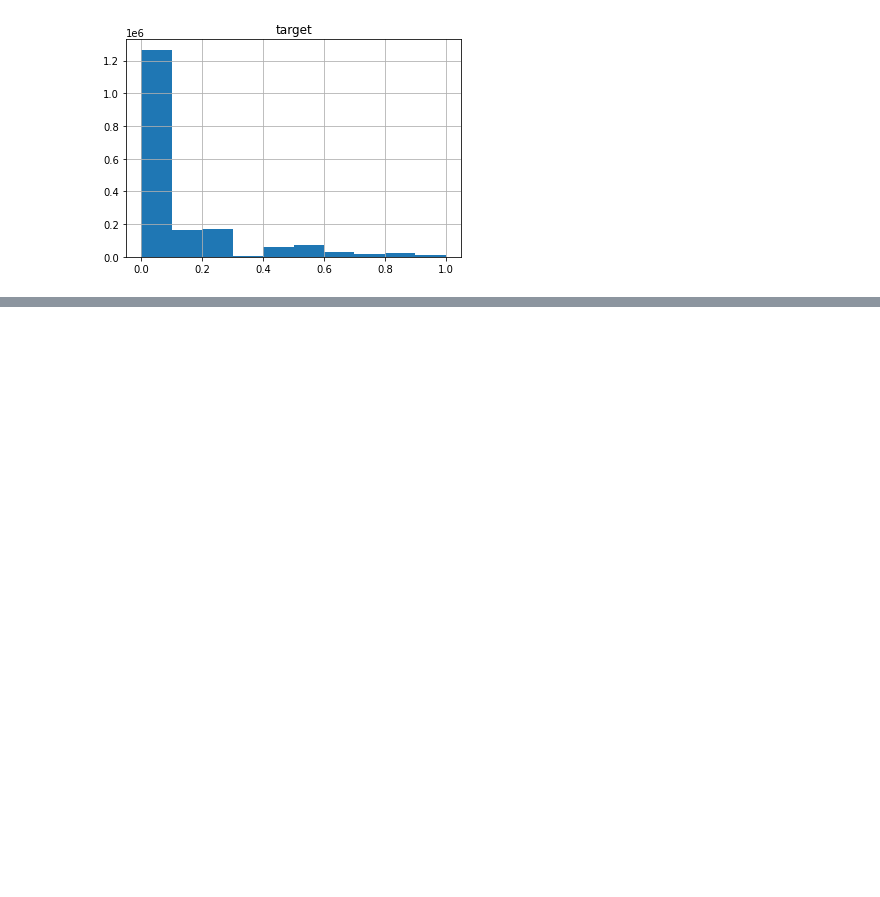
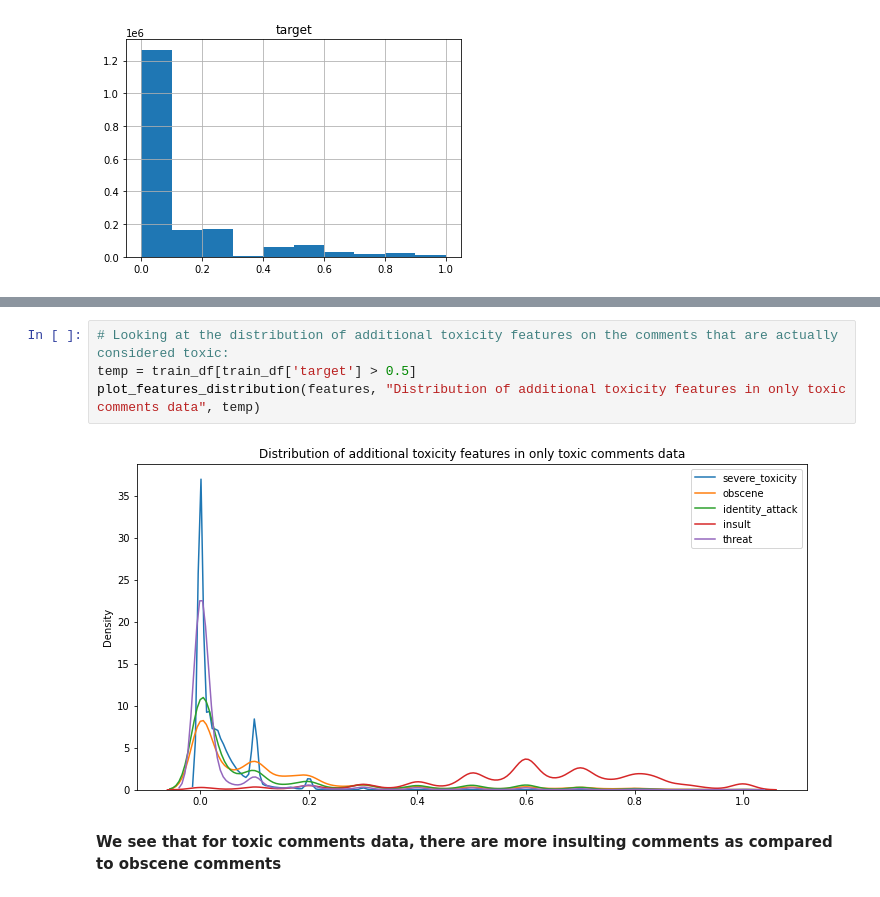
Before and after one commit to harshv2013/Toxic-Comments-Classification, a Jupyter notebook: Toxicity_Classification.ipynb, the cells around one changed output, grey strips where cells are left out. Drawn from its saved outputs; the diff is of its cells as text; blank space fills up the shorter version.

```diff
--- a/Toxicity_Classification.ipynb
+++ b/Toxicity_Classification.ipynb
@@ -176,0 +271,8 @@ array([[<AxesSubplot:title={'center':'target'}>]], dtype=object)
+# %%
+# Looking at the distribution of additional toxicity features on the comments that are actually considered toxic:
+temp = train_df[train_df['target'] > 0.5]
+plot_features_distribution(features, "Distribution of additional toxicity features in only toxic comments data", temp)
+# %% [output]
+[figure, added]
+# %% [markdown]
+**We see that for toxic comments data, there are more insulting comments as compared to obscene comments**
```
Also changed, not shown: parts of 50 cells of this notebook.
